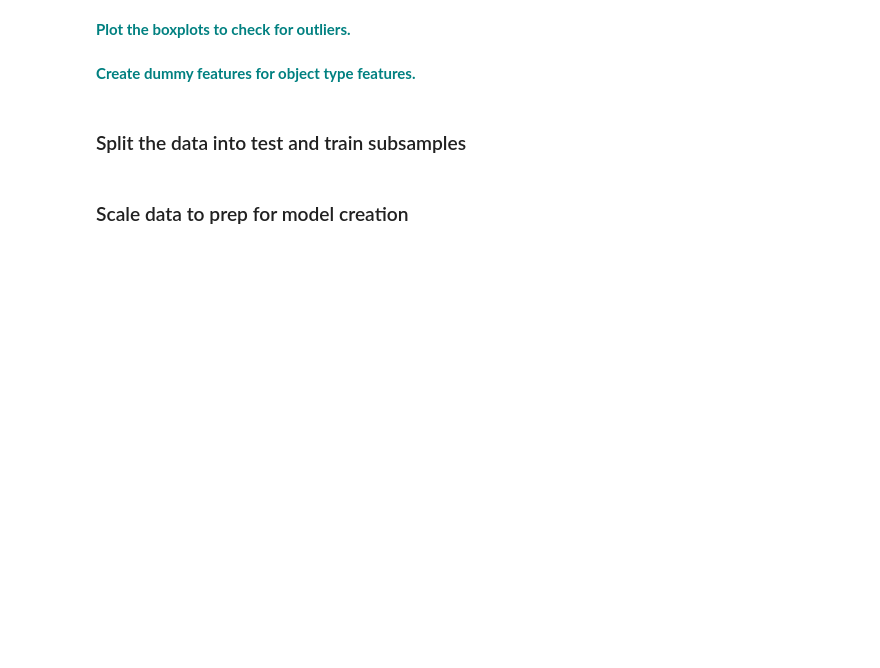
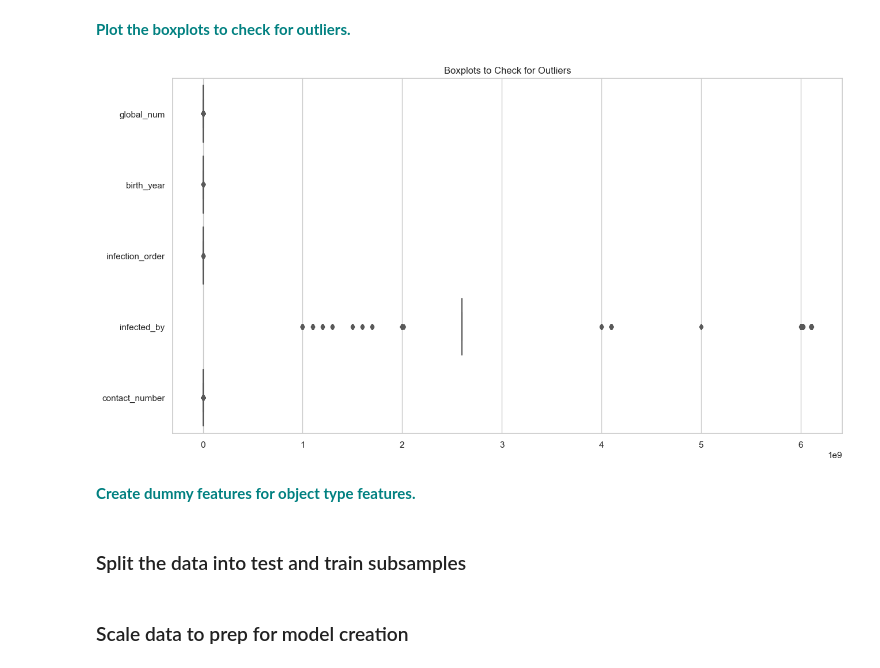
Before and after one commit to JTK112/Springboard--Joshua-D., a Jupyter notebook: RandomForest_casestudy_covid19.ipynb, the cells around one changed output. Saved outputs shown, nothing was run; the diff lists cells and outputs as text; code cells hidden in the pictures; blank space fills up the shorter version.

```diff
--- a/RandomForest_casestudy_covid19.ipynb
+++ b/RandomForest_casestudy_covid19.ipynb
@@ -131,4 +309,17 @@ vn
 # %% [markdown]
 **<font color='teal'> Plot the boxplots to check for outliers. </font>**
+# %%
+sns.set(style="whitegrid")
+
+# Specify the columns you want to check for outliers
+columns_to_check = ['global_num', 'birth_year', 'infection_order', 'infected_by', 'contact_number']
+
+# Plot boxplots for each selected column
+plt.figure(figsize=(15, 8))
+sns.boxplot(data=df[columns_to_check], orient="h", palette="Set2")
+plt.title("Boxplots to Check for Outliers")
+plt.show()
+# %% [output]
+[figure, added]
 # %% [markdown]
 **<font color='teal'> Create dummy features for object type features. </font>**
```
Also changed, not shown: parts of 23 cells of this notebook.
